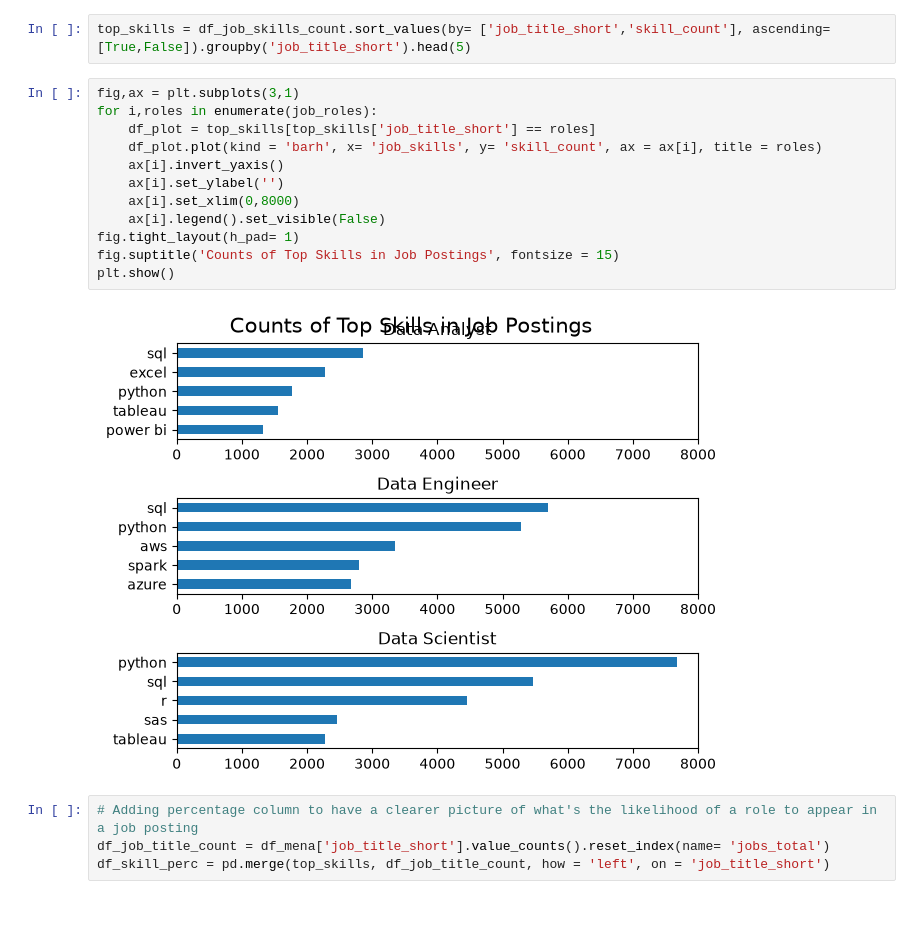
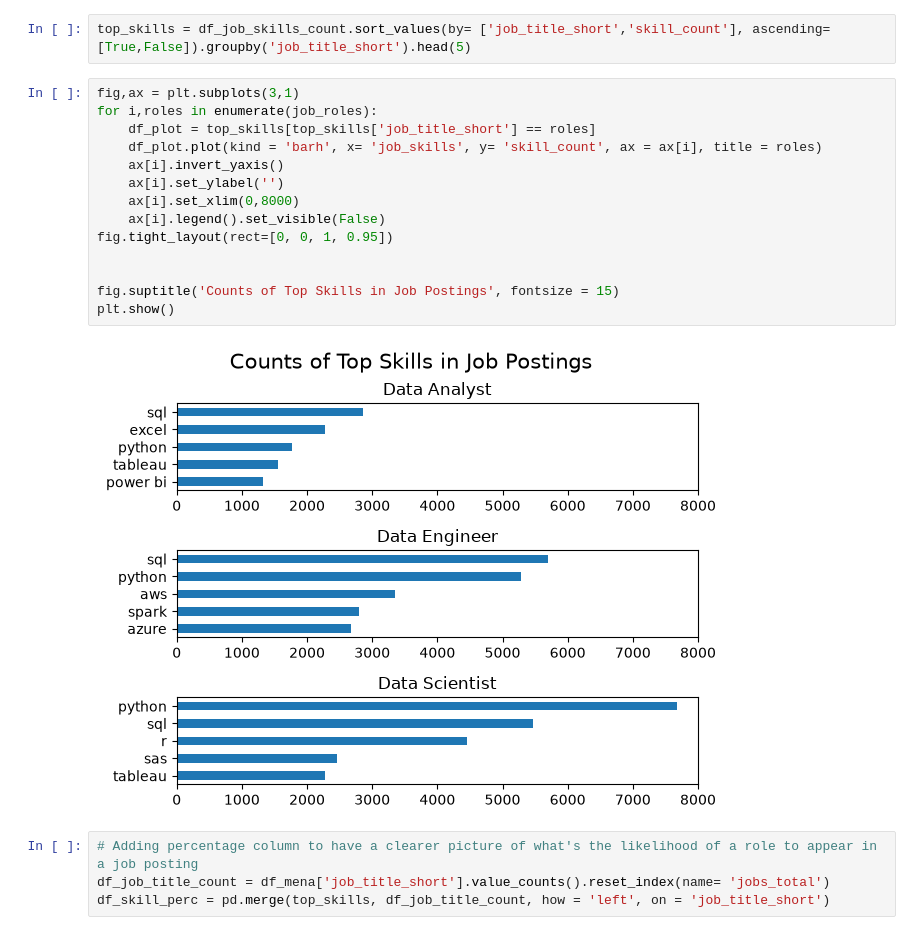
Before and after one commit to AmirEtewa/Data-Analyst-Role-Skills-and-Salary-Analysis, a Jupyter notebook: 3_Project/2_Skills_Count.ipynb, the cells around one changed output. Cells and saved outputs as stored; diff of their text form.

```diff
--- a/3_Project/2_Skills_Count.ipynb
+++ b/3_Project/2_Skills_Count.ipynb
@@ -59,17 +59,19 @@ top_skills = df_job_skills_count.sort_values(by= ['job_title_short','skill_count
 # %%
 fig,ax = plt.subplots(3,1)
 for i,roles in enumerate(job_roles):
     df_plot = top_skills[top_skills['job_title_short'] == roles]
     df_plot.plot(kind = 'barh', x= 'job_skills', y= 'skill_count', ax = ax[i], title = roles)
     ax[i].invert_yaxis()
     ax[i].set_ylabel('')
     ax[i].set_xlim(0,8000)
     ax[i].legend().set_visible(False)
-fig.tight_layout(h_pad= 1)
+fig.tight_layout(rect=[0, 0, 1, 0.95])
+
+
 fig.suptitle('Counts of Top Skills in Job Postings', fontsize = 15)
 plt.show()
 # %% [output]
-[figure, old version]
+[figure, new version]
 # %%
 # Adding percentage column to have a clearer picture of what's the likelihood of a role to appear in a job posting
 df_job_title_count = df_mena['job_title_short'].value_counts().reset_index(name= 'jobs_total')
```
Also changed, not shown: parts of 1 cell of this notebook, 4 other files.
